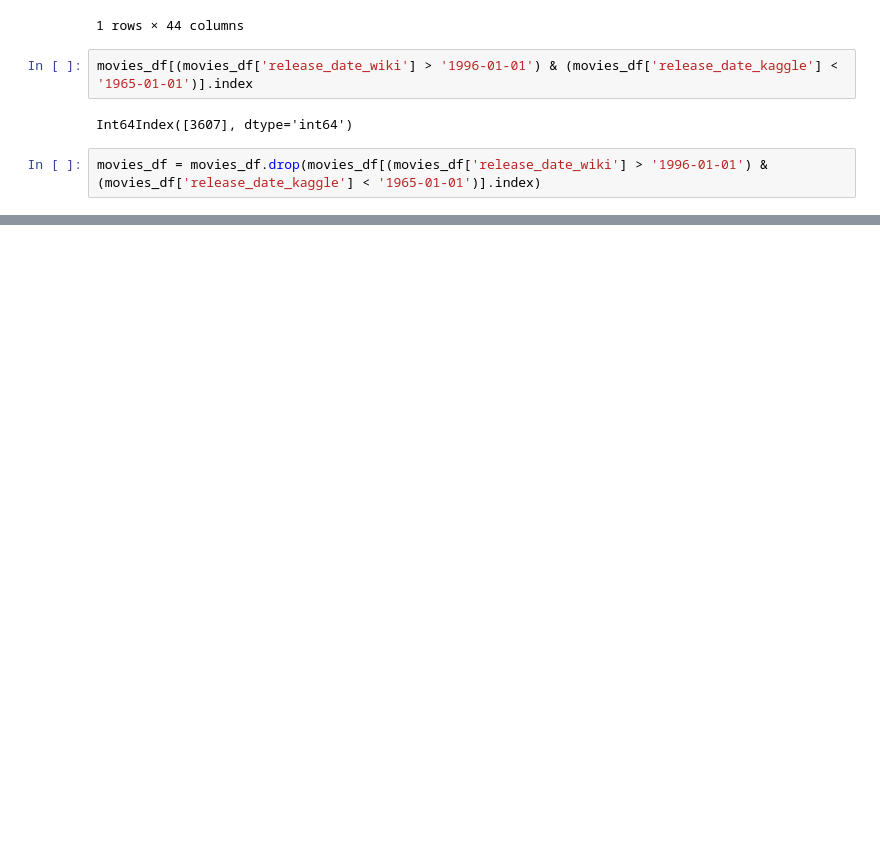
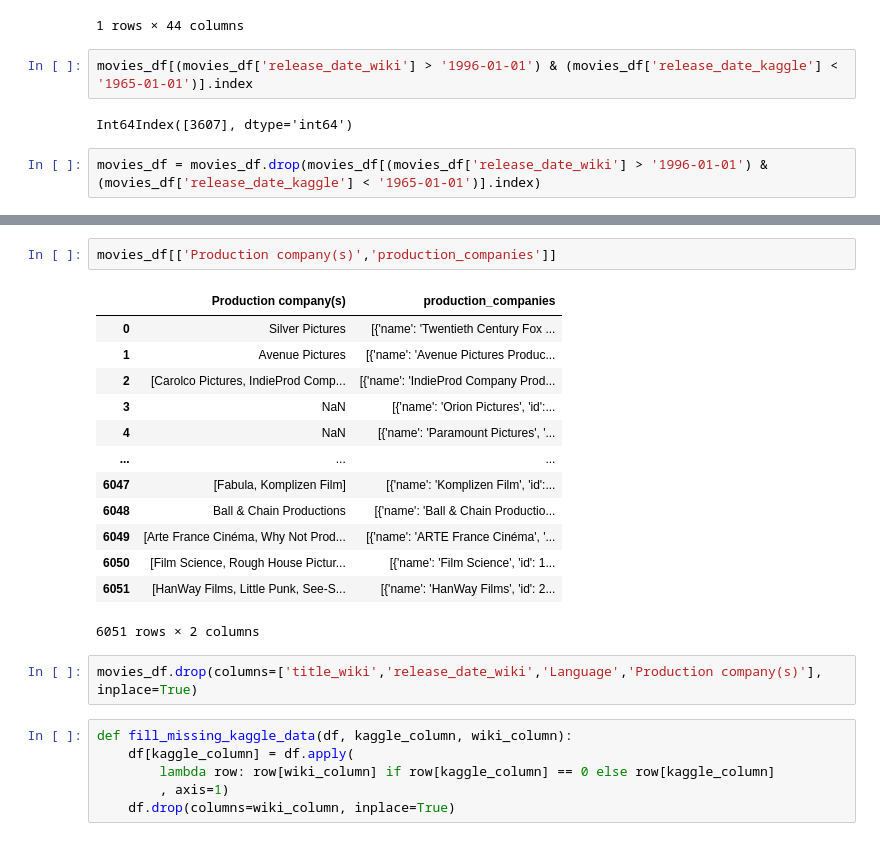
Before and after one commit to KathleenYager/Movies-ETL, a Jupyter notebook: wiki_movies_raw.ipynb, the cells around one changed output, grey strips where cells are left out. Cells and saved outputs as stored; diff of their text form; blank space fills up the shorter version.

```diff
--- a/wiki_movies_raw.ipynb
+++ b/wiki_movies_raw.ipynb
@@ -854,0 +941,24 @@ movies_df = movies_df.drop(movies_df[(movies_df['release_date_wiki'] > '1996-01-
+# %%
+movies_df[['Production company(s)','production_companies']]
+# %% [output]
+|  | Production company(s) | production_companies |
+| 0 | Silver Pictures | [{'name': 'Twentieth Century Fox ... |
+| 1 | Avenue Pictures | [{'name': 'Avenue Pictures Produc... |
+| 2 | [Carolco Pictures, IndieProd Comp... | [{'name': 'IndieProd Company Prod... |
+| 3 | NaN | [{'name': 'Orion Pictures', 'id':... |
+| 4 | NaN | [{'name': 'Paramount Pictures', '... |
+| ... | ... | ... |
+| 6047 | [Fabula, Komplizen Film] | [{'name': 'Komplizen Film', 'id':... |
+| 6048 | Ball & Chain Productions | [{'name': 'Ball & Chain Productio... |
+| 6049 | [Arte France Cinéma, Why Not Prod... | [{'name': 'ARTE France Cinéma', '... |
+| 6050 | [Film Science, Rough House Pictur... | [{'name': 'Film Science', 'id': 1... |
+| 6051 | [HanWay Films, Little Punk, See-S... | [{'name': 'HanWay Films', 'id': 2... |
+6051 rows × 2 columns
+# %%
+movies_df.drop(columns=['title_wiki','release_date_wiki','Language','Production company(s)'], inplace=True)
+# %%
+def fill_missing_kaggle_data(df, kaggle_column, wiki_column):
+    df[kaggle_column] = df.apply(
+        lambda row: row[wiki_column] if row[kaggle_column] == 0 else row[kaggle_column]
+        , axis=1)
+    df.drop(columns=wiki_column, inplace=True)
```
Also changed, not shown: parts of 18 cells of this notebook.
